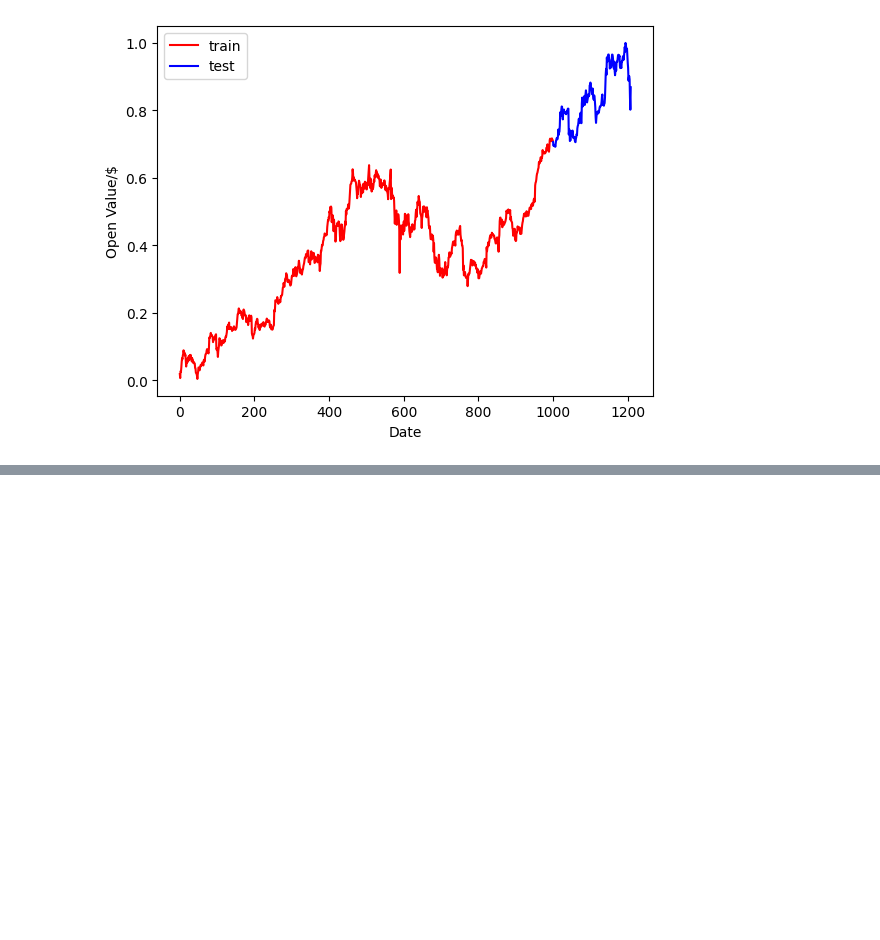
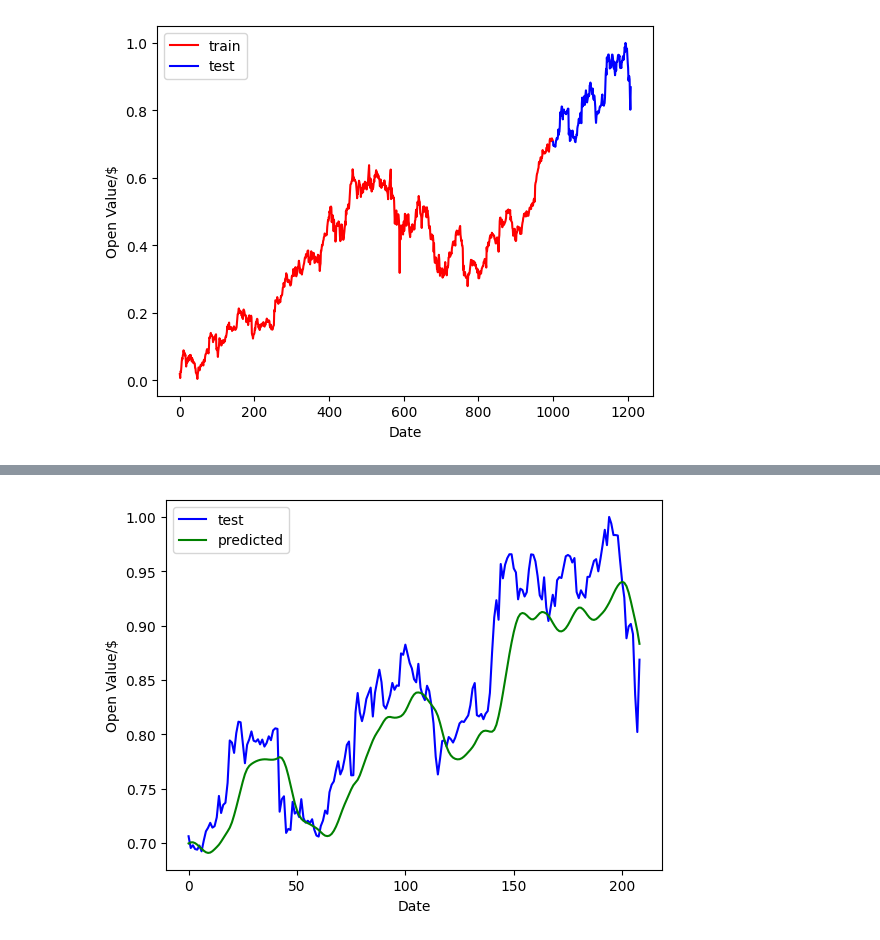
Before and after one commit to NisalDeZoysa/LSTM-Project, a Jupyter notebook: 2- GRU approach.ipynb, the cells around one changed output, grey strips where cells are left out. Saved outputs shown, nothing was run; the diff lists cells and outputs as text; code cells hidden in the pictures; blank space fills up the shorter version.

```diff
--- a/2- GRU approach.ipynb
+++ b/2- GRU approach.ipynb
@@ -113,0 +114,10 @@ r2 score: 0.7337663941289896
+# %%
+result=regressorGRU.predict(test_data)
+plt.plot(test_target,'b',label='test')
+plt.plot(result,'g',label='predicted')
+
+plt.xlabel('Date')
+plt.ylabel('Open Value/$')
+plt.legend()
+plt.show()
+# %% [output]
@@ -113,0 +125 @@ r2 score: 0.7337663941289896
+[figure, added]
```
Also changed, not shown: parts of 4 cells of this notebook, 1 other file.
